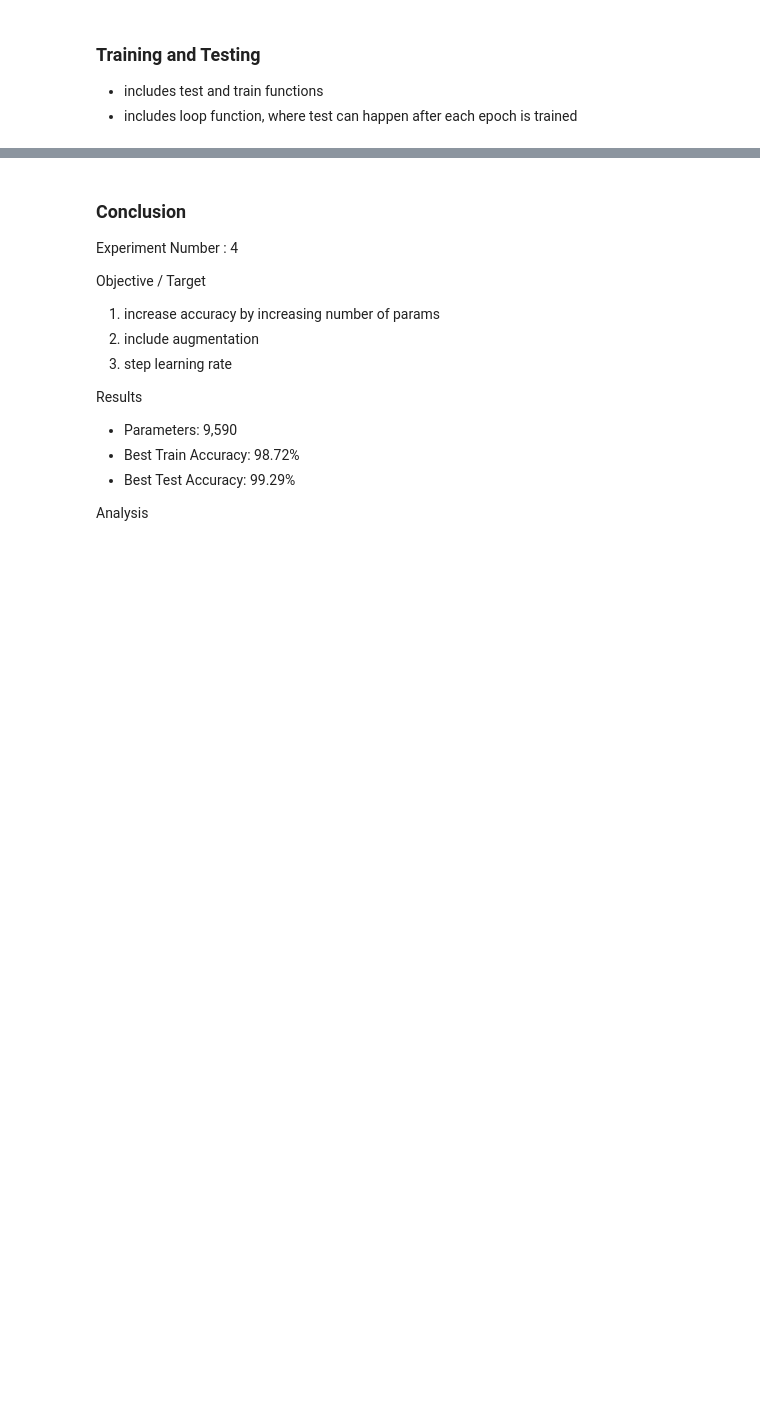
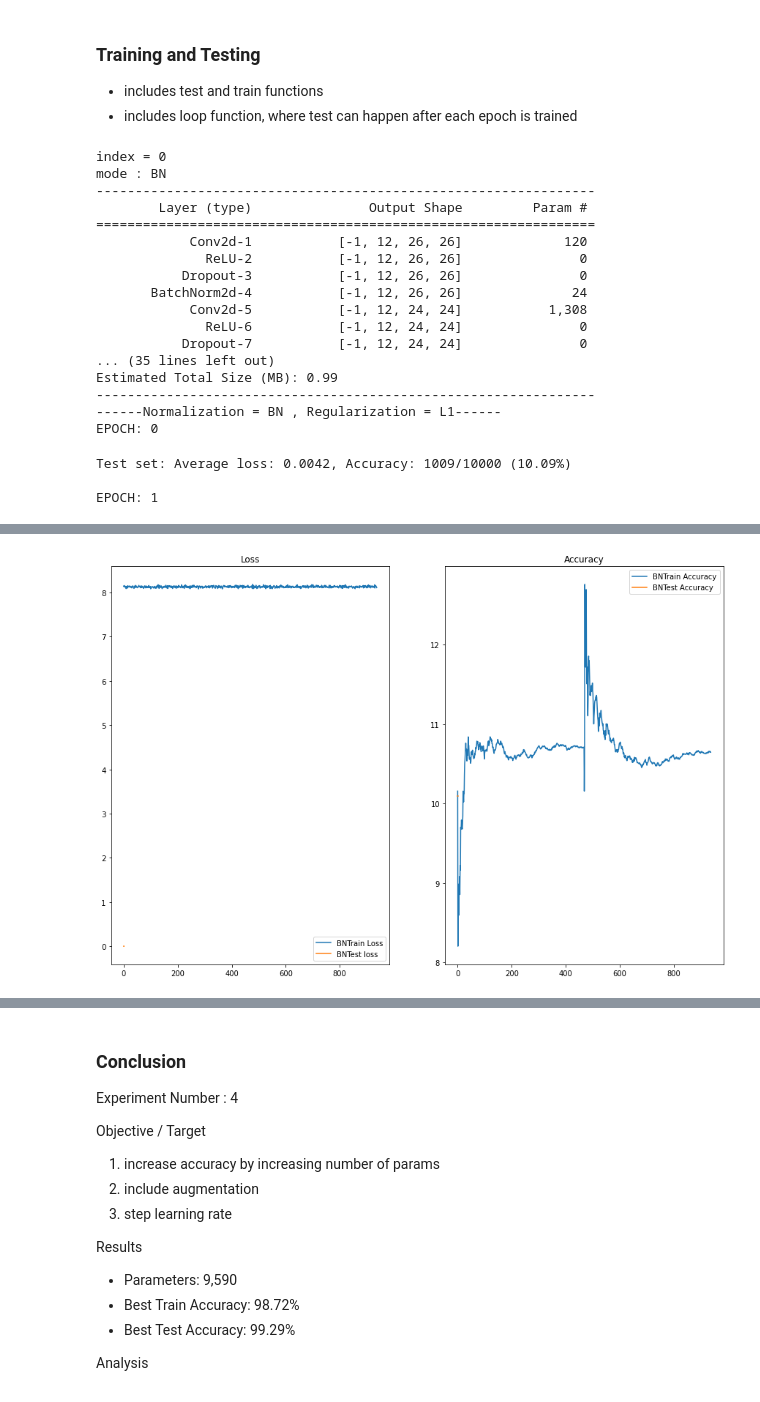
Before and after one commit to peeyushsinghal/EVA, a Jupyter notebook: S6-AssignmentSolution/EVA_S6.ipynb, the cells around one changed output, grey strips where cells are left out. Drawn from its saved outputs; the diff is of its cells as text; code cells hidden in the pictures; blank space fills up the shorter version.

```diff
--- a/S6-AssignmentSolution/EVA_S6.ipynb
+++ b/S6-AssignmentSolution/EVA_S6.ipynb
@@ -269,9 +332,10 @@ Network(
 # %%
 device = torch.device("cuda" if cuda else "cpu")
 print(device)
-mode = 'BN'
+# mode = 'BN'
+mode = 'LN'
 # lambda_l1 = 0.01
-# mode = 'XX'
+# mode = None
 model = Network(mode=mode).to(device)
 # print(model)
 summary(model, input_size=(1, 28, 28))
@@ -302,7 +366,7 @@ Estimated Total Size (MB): 0.99
 train_losses = [] # to capture train losses over training epochs
 train_accuracy = [] # to capture train accuracy over training epochs
 
-lambda_l1 = 0.01
+lambda_l1 = 0.001
 def train(model,device, train_loader,optimizer,epoch,regularization=None):
   model.train() # setting the model in training
   pbar = tqdm(train_loader) # putting the iterator in pbar
@@ -337,7 +401,7 @@ def train(model,device, train_loader,optimizer,epoch,regularization=None):
     processed += len(images)
 
     if (regularization == 'L1'):
-        pbar.set_description(desc= f'L1 Normalization : Loss={loss.item()} Batch_id={batch_idx} Accuracy={100*correct/processed:0.2f}')
+        pbar.set_description(desc= f'L1 Regularization : Loss={loss.item()} Batch_id={batch_idx} Accuracy={100*correct/processed:0.2f}')
     else:
         pbar.set_description(desc= f'Loss={loss.item()} Batch_id={batch_idx} Accuracy={100*correct/processed:0.2f}')
 
@@ -371,3 +435,69 @@ def test(model,device, test_loader):
     100. * correct / len(test_loader.dataset)))
 
     test_accuracy.append(100*correct/len(test_loader.dataset))
+# %%
+from torch.optim.lr_scheduler import StepLR
+list_mode =['BN']
+# list_mode = ['BN','LN']
+models=[None]*len(list_mode)
+EPOCHS = 2
+# EPOCHS = 25
+
+fig, axs = plt.subplots(1,2,figsize=(15,10))
+
+for idx,mode in enumerate(list_mode):
+  models[idx]=Network(mode=mode).to(device)
+  optimizer = optim.SGD(model.parameters(), lr=0.01, momentum=0.9)
+  scheduler = StepLR(optimizer, step_size=7, gamma=0.1)
+
+  if mode == 'BN':
+    regularization='L1'
+  else:
+    regularization=None
+
+  train_losses = [] # to capture train losses over training epochs
+  train_accuracy = [] # to capture train accuracy over training epochs
+  test_losses = [] # to capture test losses
+  test_accuracy = [] # to capture test accuracy
+  summary(models[idx], input_size=(1, 28, 28))
+
+  print(f'------Normalization = {mode} , Regularization = {regularization}------')
+  for epoch in range(EPOCHS):
+    print("EPOCH:", epoch)
+    train(models[idx], device, train_loader, optimizer, epoch, regularization=regularization)
+    test(models[idx], device, test_loader)
+  # for idx,mode in enumerate(list_mode):
+  axs[0].plot(train_losses,label = str(mode)+ " Train Loss")
+  axs[0].plot(test_losses,label = str(mode)+' Test loss')
+  axs[0].set_title("Loss")
+  axs[0].legend()
+  axs[1].plot(train_accuracy,label = str(mode)+ " Train Accuracy")
+  axs[1].plot(test_accuracy,label = str(mode)+ ' Test Accuracy')
+  axs[1].set_title("Accuracy")
+  axs[1].legend()
+
+  # train_accuracy[idx] = train_accuracy
+  # train_losses[idx] = train_losses
+  # test_accuracy[idx] = test_accuracy
+  # test_losses[idx] = test_losses
+# %% [output]
+index = 0
+mode : BN
+----------------------------------------------------------------
+        Layer (type)               Output Shape         Param #
+================================================================
+            Conv2d-1           [-1, 12, 26, 26]             120
+              ReLU-2           [-1, 12, 26, 26]               0
+           Dropout-3           [-1, 12, 26, 26]               0
+       BatchNorm2d-4           [-1, 12, 26, 26]              24
+            Conv2d-5           [-1, 12, 24, 24]           1,308
+              ReLU-6           [-1, 12, 24, 24]               0
+           Dropout-7           [-1, 12, 24, 24]               0
+... (35 lines left out)
+Estimated Total Size (MB): 0.99
+----------------------------------------------------------------
+------Normalization = BN , Regularization = L1------
+EPOCH: 0
+Test set: Average loss: 0.0042, Accuracy: 1009/10000 (10.09%)
+
+EPOCH: 1
@@ -374 +505,2 @@ def test(model,device, test_loader):
+[figure, added]
 # %%
```
Also changed, not shown: parts of 10 cells of this notebook.
